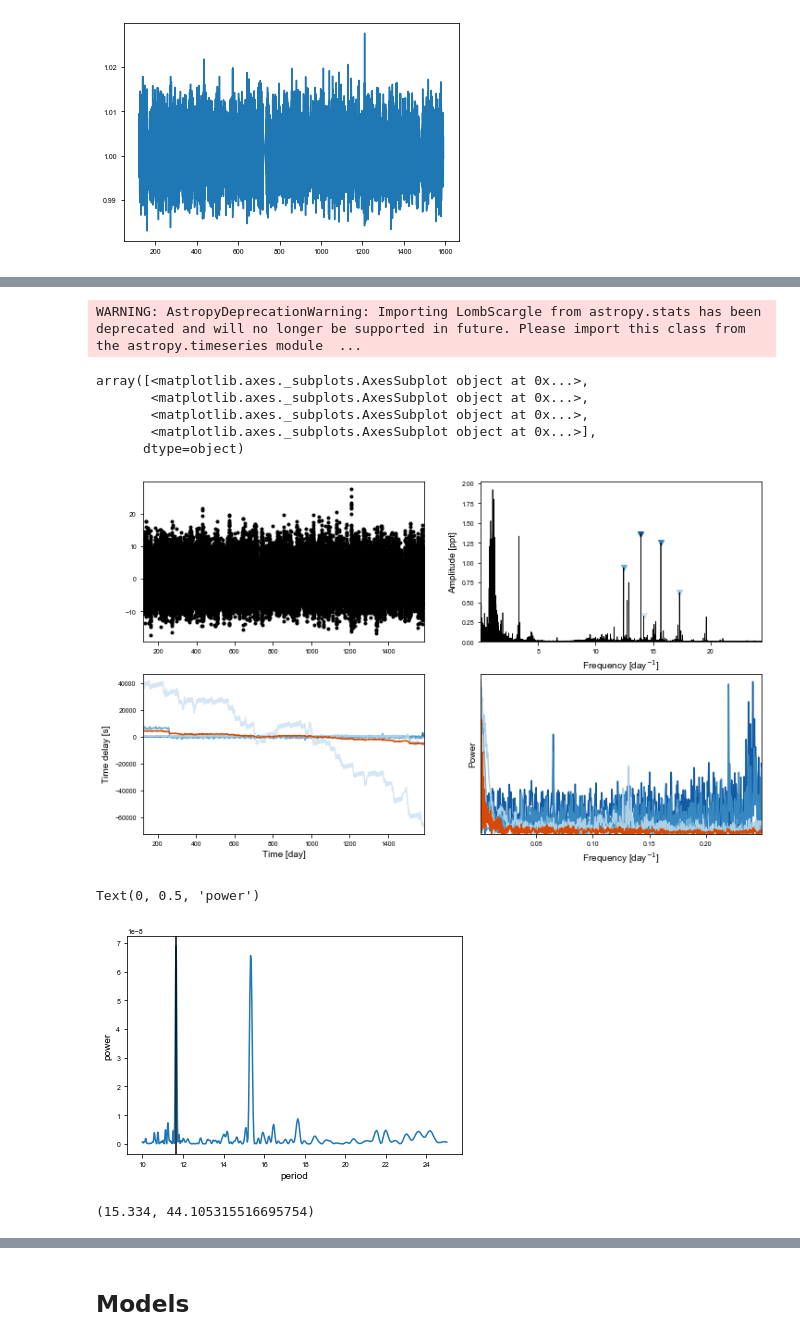
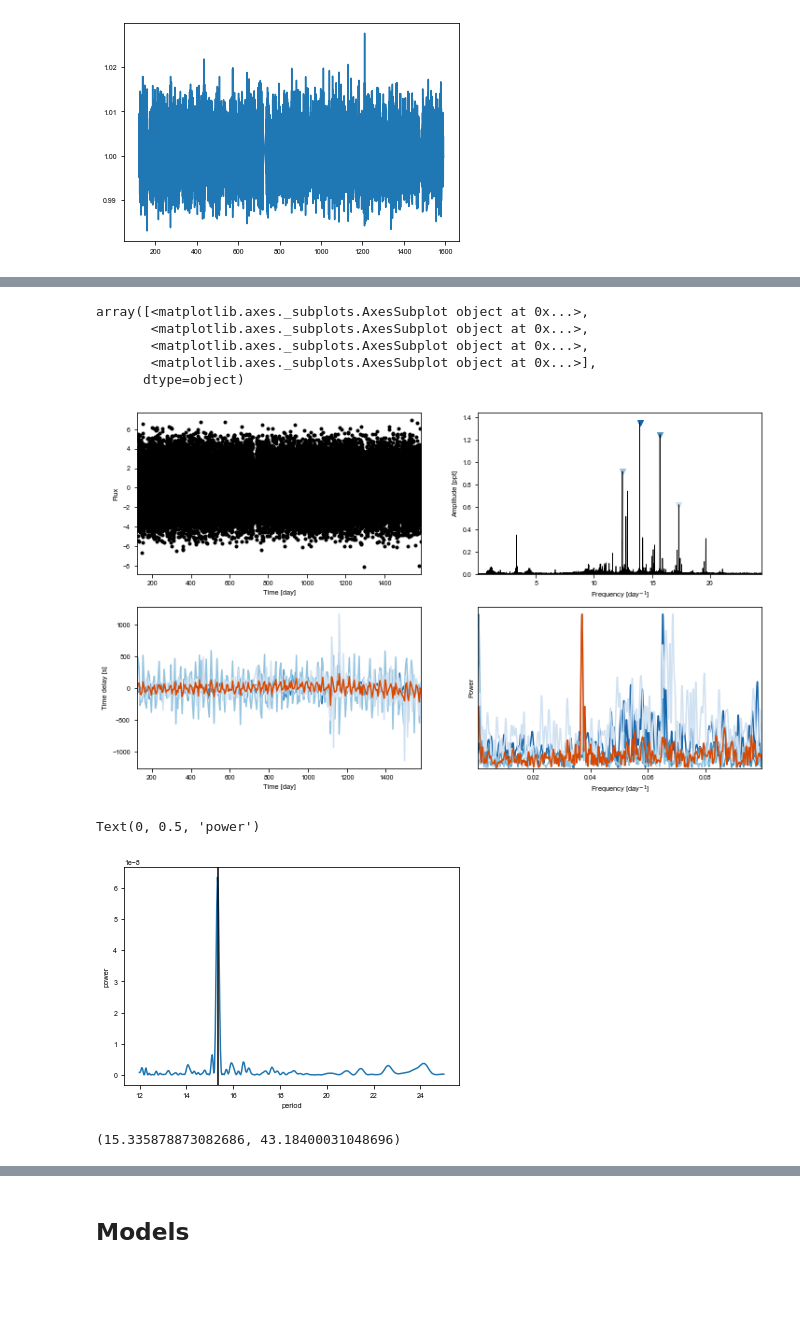
Before and after one commit to danhey/maelstrom, a Jupyter notebook: paper/notebooks/(4.3) KIC 10080943.ipynb, the cells around one changed output, grey strips where cells are left out. Drawn from its saved outputs; the diff is of its cells as text; code cells hidden in the pictures; blank space fills up the shorter version.

```diff
--- a/paper/notebooks/(4.3) KIC 10080943.ipynb
+++ b/paper/notebooks/(4.3) KIC 10080943.ipynb
@@ -7,3 +7,11 @@ plt.plot(t,y)
 # %% [output]
 [<matplotlib.lines.Line2D at 0x...>]
 [figure]
+# %%
+from scipy.ndimage import gaussian_filter
+from maelstrom.utils import amplitude_spectrum
+y_low = gaussian_filter(y,1.8)
+y_high = y - y_low
+
+plt.plot(*amplitude_spectrum(t, y), alpha=0.5)
+plt.plot(*amplitude_spectrum(t, y_high), alpha=0.5)
@@ -10,16 +22,15 @@ plt.plot(t,y)
 # %%
-ms = Maelstrom(t, y, freq=np.array([13.94758557, 15.68333011,
+ms = Maelstrom(t, y_high, freq=np.array([13.94758557, 15.68333011,
                                     12.45257641,
 #                                     12.89053954,
                                     17.30504092,
-                                    14.20333404
+#                                     14.20333404
                                    ]))
-ms.first_look(segment_size=2)
+ms.first_look(segment_size=5)
 # %% [output]
-WARNING: AstropyDeprecationWarning: Importing LombScargle from astropy.stats has been deprecated and will no longer be supported in future. Please import this class from the astropy.timeseries module  ...
+array([<matplotlib.axes._subplots.AxesSubplot object at 0x...>,
+       <matplotlib.axes._subplots.AxesSubplot object at 0x...>,
+       <matplotlib.axes._subplots.AxesSubplot object at 0x...>,
+       <matplotlib.axes._subplots.AxesSubplot object at 0x...>],
+      dtype=object)
-array([<matplotlib.axes._subplots.AxesSubplot object at 0x...>,
-       <matplotlib.axes._subplots.AxesSubplot object at 0x...>,
-       <matplotlib.axes._subplots.AxesSubplot object at 0x...>,
-       <matplotlib.axes._subplots.AxesSubplot object at 0x...>],
-      dtype=object)
-[figure, old version]
+[figure, new version]
@@ -61,7 +63,7 @@ for i, t0 in tqdm.tqdm(enumerate(t0s[:-1]), total=len(t0s)-1):
 full = np.mean(phases, axis=1)
 # %%
 m = np.isfinite(phases[:, 0])
-res = xo.estimators.lomb_scargle_estimator(t0s[:-1][m], phases[m, 0], min_period=10, max_period=25)
+res = xo.estimators.lomb_scargle_estimator(t0s[:-1][m], phases[m, 0], min_period=12, max_period=25)
 f, p = res["periodogram"]
 plt.plot(1 / f, p)
 plt.axvline(res["peaks"][0]["period"], color="k")
@@ -69,9 +71,9 @@ plt.xlabel("period")
 plt.ylabel("power")
 # %% [output]
 Text(0, 0.5, 'power')
-[figure, old version]
+[figure, new version]
 # %%
-##### period_guess = res["peaks"][0]["period"]
+period_guess = res["peaks"][0]["period"]
 arg = 2*np.pi*t0s[:-1][m]/period_guess
 D = np.concatenate((np.sin(arg)[:, None],
                     np.cos(arg)[:, None],
@@ -80,4 +82,4 @@ w = np.linalg.solve(np.dot(D.T, D), np.dot(D.T, phases[m, 0]))
 a_guess = np.sqrt(np.sum(w[:2]**2)) * 86400
 period_guess, a_guess
 # %% [output]
-(15.334, 44.105315516695754)
+(15.335878873082686, 43.18400031048696)
```
Also changed, not shown: parts of 44 cells of this notebook, 38 other files.
